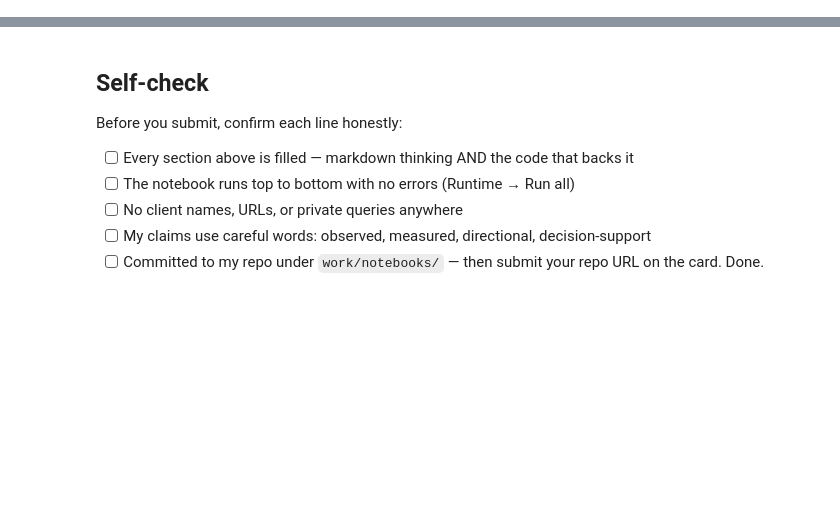
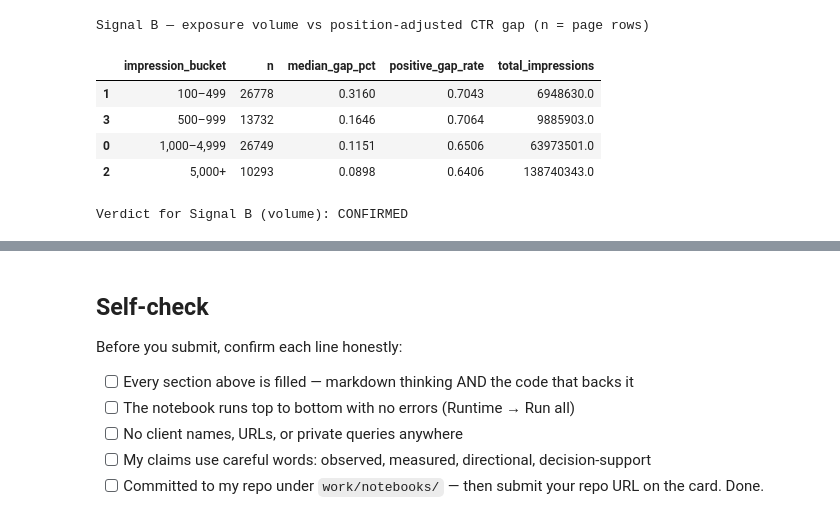
Before and after one commit to Fraz-Rasool/ML-Internship, a Jupyter notebook: work/notebooks/w04_baseline_score.ipynb, the cells around one changed output, grey strips where cells are left out. Cells and saved outputs as stored; diff of their text form; code cells hidden in the pictures; blank space fills up the shorter version.

```diff
--- a/work/notebooks/w04_baseline_score.ipynb
+++ b/work/notebooks/w04_baseline_score.ipynb
@@ -36,0 +173,79 @@ This skeleton is yours to fill. Work the sections **in order** — each one has
+# %%
+tier_expected = (
+    march.loc[(march["impressions"] >= 100) & (march["position_tier"] != "no_data")]
+    .groupby("position_tier")
+    .apply(
+        lambda g: pd.Series({
+            "tier_impressions": g["impressions"].sum(),
+            "tier_clicks": g["clicks"].sum(),
+        }),
+        include_groups=False,
+    )
+    .reset_index()
+)
+tier_expected["expected_ctr_pct"] = (
+    tier_expected["tier_clicks"] / tier_expected["tier_impressions"] * 100
+)
+
+check_b = march.merge(
+    tier_expected[["position_tier", "expected_ctr_pct"]],
+    on="position_tier",
+    how="left",
+)
+check_b["ctr_gap_pct"] = check_b["expected_ctr_pct"] - check_b["ctr_pct"]
+
+def volume_bucket(x):
+    if x < 100:
+        return "<100"
+    if x < 500:
+        return "100–499"
+    if x < 1000:
+        return "500–999"
+    if x < 5000:
+        return "1,000–4,999"
+    return "5,000+"
+
+check_b["impression_bucket"] = check_b["impressions"].apply(volume_bucket)
+
+signal_b = (
+    check_b.loc[
+        (check_b["impressions"] >= 100)
+        & (check_b["avg_position"] > 0)
+        & (check_b["avg_position"] <= 20)
+    ]
+    .groupby("impression_bucket", as_index=False)
+    .agg(
+        n=("content_hash_id", "size"),
+        median_gap_pct=("ctr_gap_pct", "median"),
+        positive_gap_rate=("ctr_gap_pct", lambda s: (s > 0).mean()),
+        total_impressions=("impressions", "sum"),
+    )
+)
+
+bucket_order = ["100–499", "500–999", "1,000–4,999", "5,000+"]
+signal_b["bucket_order"] = pd.Categorical(
+    signal_b["impression_bucket"], categories=bucket_order, ordered=True
+)
+signal_b = signal_b.sort_values("bucket_order").drop(columns="bucket_order")
+
+print("Signal B — exposure volume vs position-adjusted CTR gap (n = page rows)")
+display(signal_b.round(4))
+
+if len(signal_b) == 0:
+    verdict_b = "FALSE"
+elif signal_b["positive_gap_rate"].between(0.05, 0.95).all():
+    verdict_b = "CONFIRMED"
+elif signal_b["positive_gap_rate"].is_monotonic_increasing:
+    verdict_b = "CONFIRMED"
+else:
+    verdict_b = "MIXED"
+
+print(f"Verdict for Signal B (volume): {verdict_b}")
+# %% [output]
+Signal B — exposure volume vs position-adjusted CTR gap (n = page rows)
+|  | impression_bucket | n | median_gap_pct | positive_gap_rate | total_impressions |
+| 1 | 100–499 | 26778 | 0.3160 | 0.7043 | 6948630.0 |
+| 3 | 500–999 | 13732 | 0.1646 | 0.7064 | 9885903.0 |
+| 0 | 1,000–4,999 | 26749 | 0.1151 | 0.6506 | 63973501.0 |
+| 2 | 5,000+ | 10293 | 0.0898 | 0.6406 | 138740343.0 |
+Verdict for Signal B (volume): CONFIRMED
```
Also changed, not shown: parts of 19 cells of this notebook.
